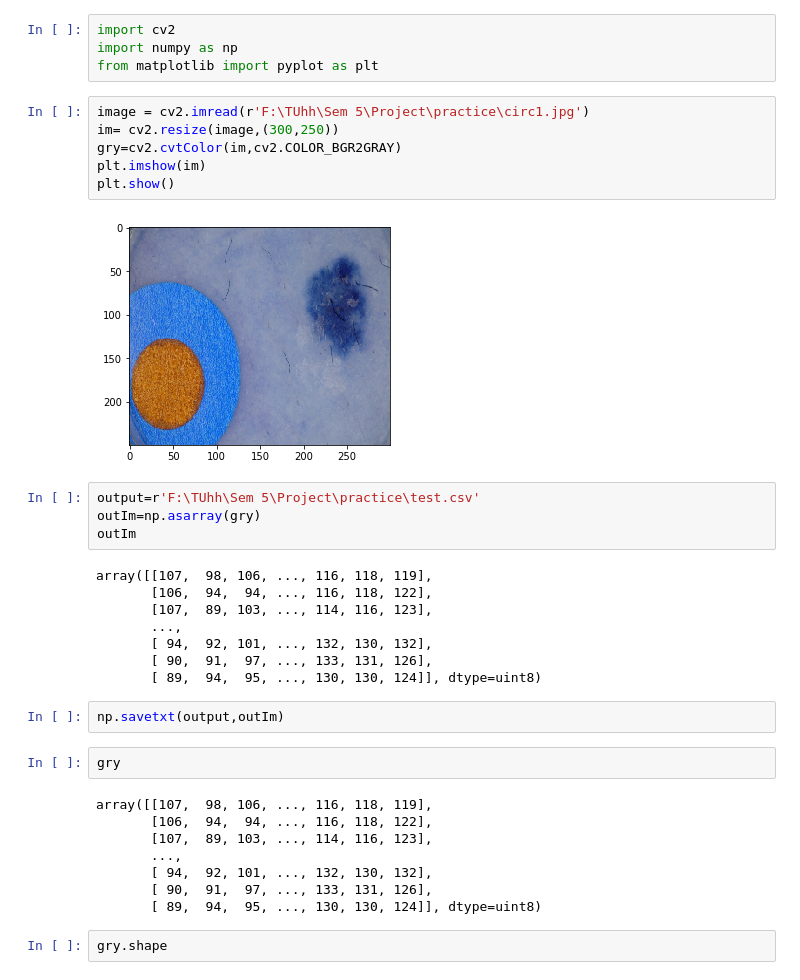
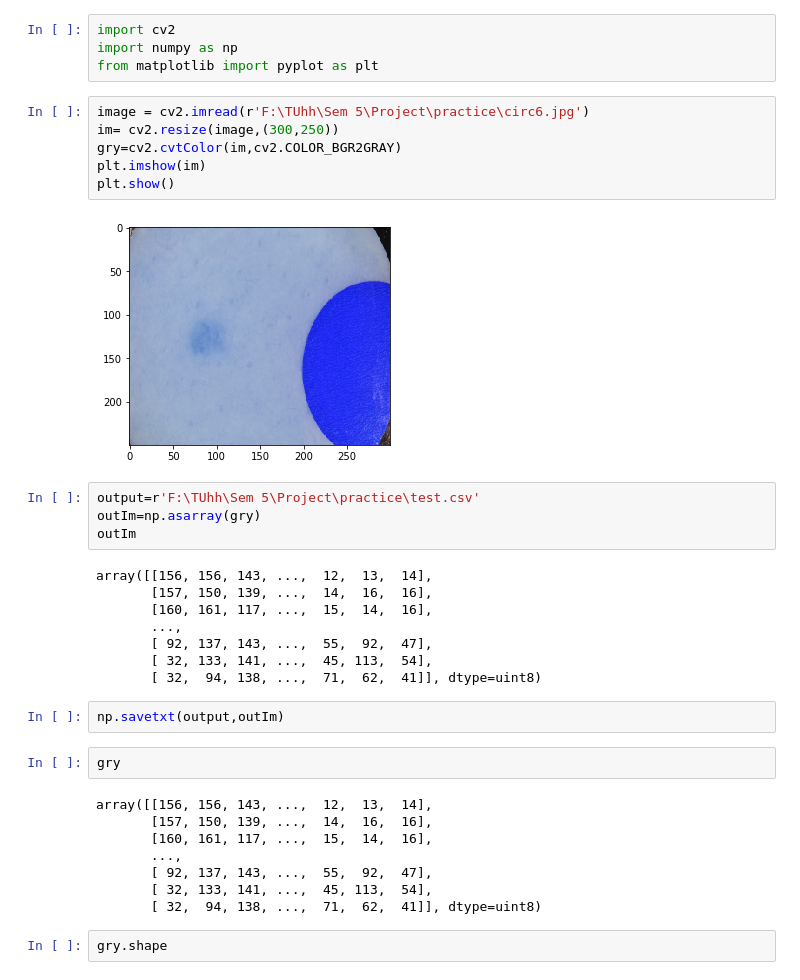
Before and after one commit to AkshayShetty2618/ISM, a Jupyter notebook: Image_PreProcessing.ipynb, the cells around one changed output. Drawn from its saved outputs; the diff is of its cells as text.

```diff
--- a/Image_PreProcessing.ipynb
+++ b/Image_PreProcessing.ipynb
@@ -122,37 +122,37 @@ import cv2
 import numpy as np
 from matplotlib import pyplot as plt
 # %%
-image = cv2.imread(r'F:\TUhh\Sem 5\Project\practice\circ1.jpg')
+image = cv2.imread(r'F:\TUhh\Sem 5\Project\practice\circ6.jpg')
 im= cv2.resize(image,(300,250))
 gry=cv2.cvtColor(im,cv2.COLOR_BGR2GRAY)
 plt.imshow(im)
 plt.show()
 # %% [output]
-[figure, old version]
+[figure, new version]
 # %%
 output=r'F:\TUhh\Sem 5\Project\practice\test.csv'
 outIm=np.asarray(gry)
 outIm
 # %% [output]
-array([[107,  98, 106, ..., 116, 118, 119],
-       [106,  94,  94, ..., 116, 118, 122],
-       [107,  89, 103, ..., 114, 116, 123],
+array([[156, 156, 143, ...,  12,  13,  14],
+       [157, 150, 139, ...,  14,  16,  16],
+       [160, 161, 117, ...,  15,  14,  16],
        ...,
-       [ 94,  92, 101, ..., 132, 130, 132],
-       [ 90,  91,  97, ..., 133, 131, 126],
-       [ 89,  94,  95, ..., 130, 130, 124]], dtype=uint8)
+       [ 92, 137, 143, ...,  55,  92,  47],
+       [ 32, 133, 141, ...,  45, 113,  54],
+       [ 32,  94, 138, ...,  71,  62,  41]], dtype=uint8)
 # %%
 np.savetxt(output,outIm)
 # %%
 gry
 # %% [output]
-array([[107,  98, 106, ..., 116, 118, 119],
-       [106,  94,  94, ..., 116, 118, 122],
-       [107,  89, 103, ..., 114, 116, 123],
+array([[156, 156, 143, ...,  12,  13,  14],
+       [157, 150, 139, ...,  14,  16,  16],
+       [160, 161, 117, ...,  15,  14,  16],
        ...,
-       [ 94,  92, 101, ..., 132, 130, 132],
-       [ 90,  91,  97, ..., 133, 131, 126],
-       [ 89,  94,  95, ..., 130, 130, 124]], dtype=uint8)
+       [ 92, 137, 143, ...,  55,  92,  47],
+       [ 32, 133, 141, ...,  45, 113,  54],
+       [ 32,  94, 138, ...,  71,  62,  41]], dtype=uint8)
 # %%
 gry.shape
 # %% [output]
```
Also changed, not shown: parts of 24 cells of this notebook.
